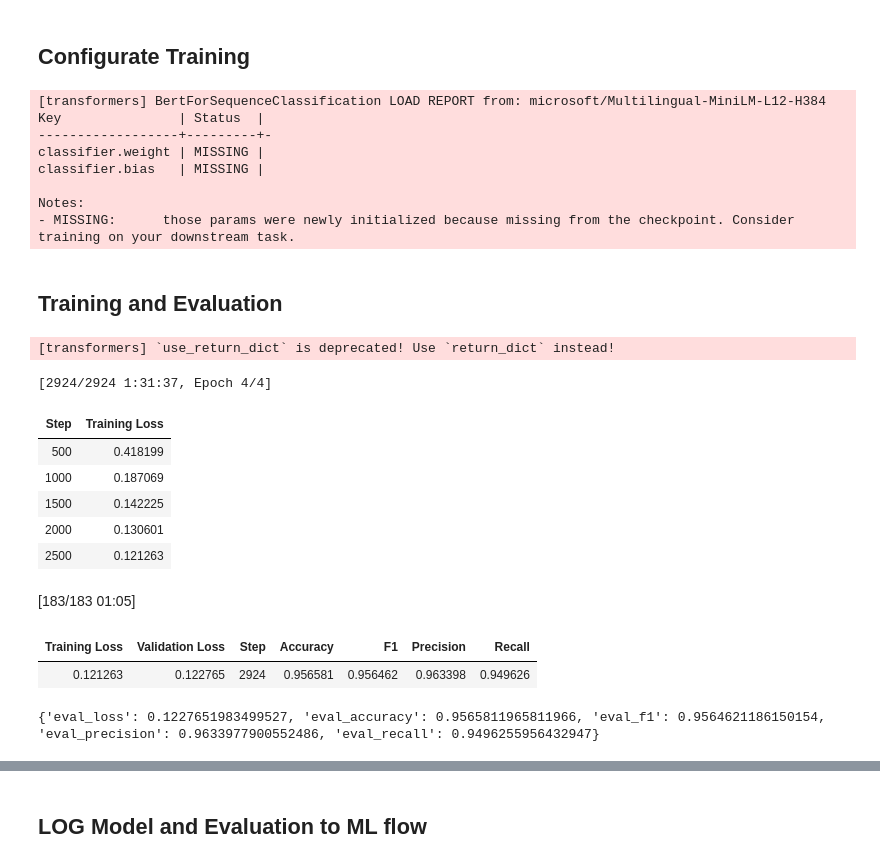
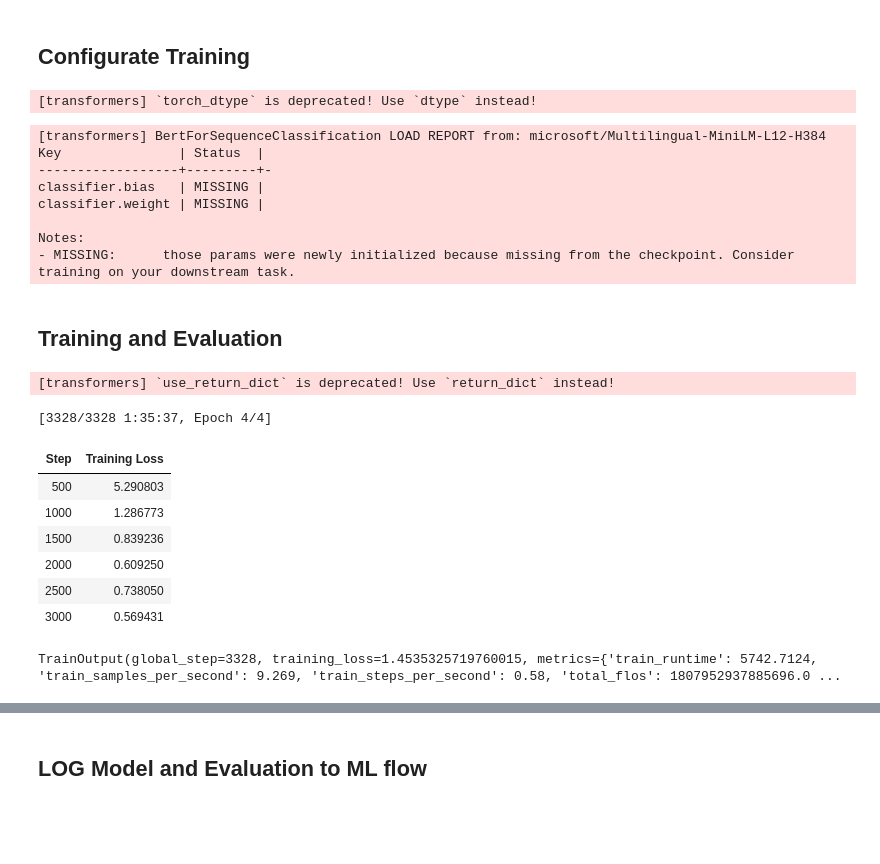
Before and after one commit to zidanetaufiqulhakim-hue/scam_detection_experiment, a Jupyter notebook: notebooks/04_miniLM_trainning.ipynb, the cells around one changed output, grey strips where cells are left out. Cells and saved outputs as stored; diff of their text form; code cells hidden in the pictures; blank space fills up the shorter version.

```diff
--- a/notebooks/04_miniLM_trainning.ipynb
+++ b/notebooks/04_miniLM_trainning.ipynb
@@ -109,7 +131,7 @@ import numpy as np
 
 # load model
 minilm_model = AutoModelForSequenceClassification.from_pretrained(
-    minilm_id, num_labels=2)
+    minilm_id, num_labels=2, torch_dtype="float16")
 
 # LORA Config
 lora_config = LoraConfig(
@@ -124,20 +146,21 @@ lora_config = LoraConfig(
 # apply LORA
 minilm_lora = get_peft_model(minilm_model, lora_config)
 
-# define evaluation metric recall, precision, AUC
-accuracy_metric = evaluate.load("accuracy")
-precision_metric = evaluate.load("precision")
-recall_metric    = evaluate.load("recall")
-auc_metric       = evaluate.load("roc_auc")
-
+# set evaluation metric for LORA finetuning
 def compute_metrics(eval_pred):
     logits, labels = eval_pred
-    preds = np.argmax(logits, axis=-1)
+    predicted_class = np.argmax(logits, axis=-1)
+
+    accuracy = accuracy_score(labels, predicted_class)
+    precision = precision_score(labels, predicted_class)
+    recall = recall_score(labels, predicted_class)
+    f1 = f1_score(labels, predicted_class)
+
     return {
-        "accuracy":  accuracy_score(labels, preds),
-        "f1":        f1_score(labels, preds),
-        "precision": precision_score(labels, preds),
-        "recall":    recall_score(labels, preds),
+        "accuracy": accuracy,
+        "precision": precision,
+        "recall": recall,
+        "f1_score": f1,
     }
 
 
@@ -145,52 +168,52 @@ def compute_metrics(eval_pred):
 training_args = TrainingArguments(
     output_dir="./results_lora_minilm",
     num_train_epochs=4,
-    per_device_train_batch_size=16,
+    per_device_train_batch_size=4,
     per_device_eval_batch_size=16,
+    gradient_accumulation_steps=4,
     weight_decay=0.01,
     save_strategy="best", # save the model at the end of each epoch
     greater_is_better=True, # for recall, higher is better
     load_best_model_at_end=True, # load the best model at the end of training
-    metric_for_best_model='recall'
+    metric_for_best_model='recall',
+    fp16=False,
+    bf16=True,
 )
 # %% [output]
-[transformers] BertForSequenceClassification LOAD REPORT from: microsoft/Multilingual-MiniLM-L12-H384
-Key               | Status  |
-------------------+---------+-
-classifier.weight | MISSING |
-classifier.bias   | MISSING |
-
-Notes:
-- MISSING:      those params were newly initialized because missing from the checkpoint. Consider training on your downstream task.
+[transformers] `torch_dtype` is deprecated! Use `dtype` instead!
+[transformers] BertForSequenceClassification LOAD REPORT from: microsoft/Multilingual-MiniLM-L12-H384
+Key               | Status  |
+------------------+---------+-
+classifier.bias   | MISSING |
+classifier.weight | MISSING |
+
+Notes:
+- MISSING:      those params were newly initialized because missing from the checkpoint. Consider training on your downstream task.
 # %% [markdown]
 ## Training and Evaluation
 # %%
+from torch import mps
 tf.random.set_seed(42)
+mps.empty_cache()
 # trainer
 trainer_minilm_lora = Trainer(
     model=minilm_lora,
     args=training_args,
-    train_dataset=tokenized_train_set,
-    eval_dataset=tokenized_val_set,
+    train_dataset=tokenized_ds_train,
+    eval_dataset=tokenized_ds_val,
     compute_metrics=compute_metrics,
 )
 
 # Train the model
 trainer_minilm_lora.train()
-
-# Evaluate the model
-eval_results = trainer_minilm_lora.evaluate()
-print(eval_results)
 # %% [output]
 [transformers] `use_return_dict` is deprecated! Use `return_dict` instead!
-[2924/2924 1:31:37, Epoch 4/4]
+[3328/3328 1:35:37, Epoch 4/4]
 | Step | Training Loss |
-| 500 | 0.418199 |
-| 1000 | 0.187069 |
-| 1500 | 0.142225 |
-| 2000 | 0.130601 |
-| 2500 | 0.121263 |
+| 500 | 5.290803 |
+| 1000 | 1.286773 |
+| 1500 | 0.839236 |
+| 2000 | 0.609250 |
+| 2500 | 0.738050 |
+| 3000 | 0.569431 |
-[183/183 01:05]
-| Training Loss | Validation Loss | Step | Accuracy | F1 | Precision | Recall |
-| 0.121263 | 0.122765 | 2924 | 0.956581 | 0.956462 | 0.963398 | 0.949626 |
-{'eval_loss': 0.1227651983499527, 'eval_accuracy': 0.9565811965811966, 'eval_f1': 0.9564621186150154, 'eval_precision': 0.9633977900552486, 'eval_recall': 0.9496255956432947}
+TrainOutput(global_step=3328, training_loss=1.4535325719760015, metrics={'train_runtime': 5742.7124, 'train_samples_per_second': 9.269, 'train_steps_per_second': 0.58, 'total_flos': 1807952937885696.0 ...
```
Also changed, not shown: parts of 6 cells of this notebook, 2 other files.
